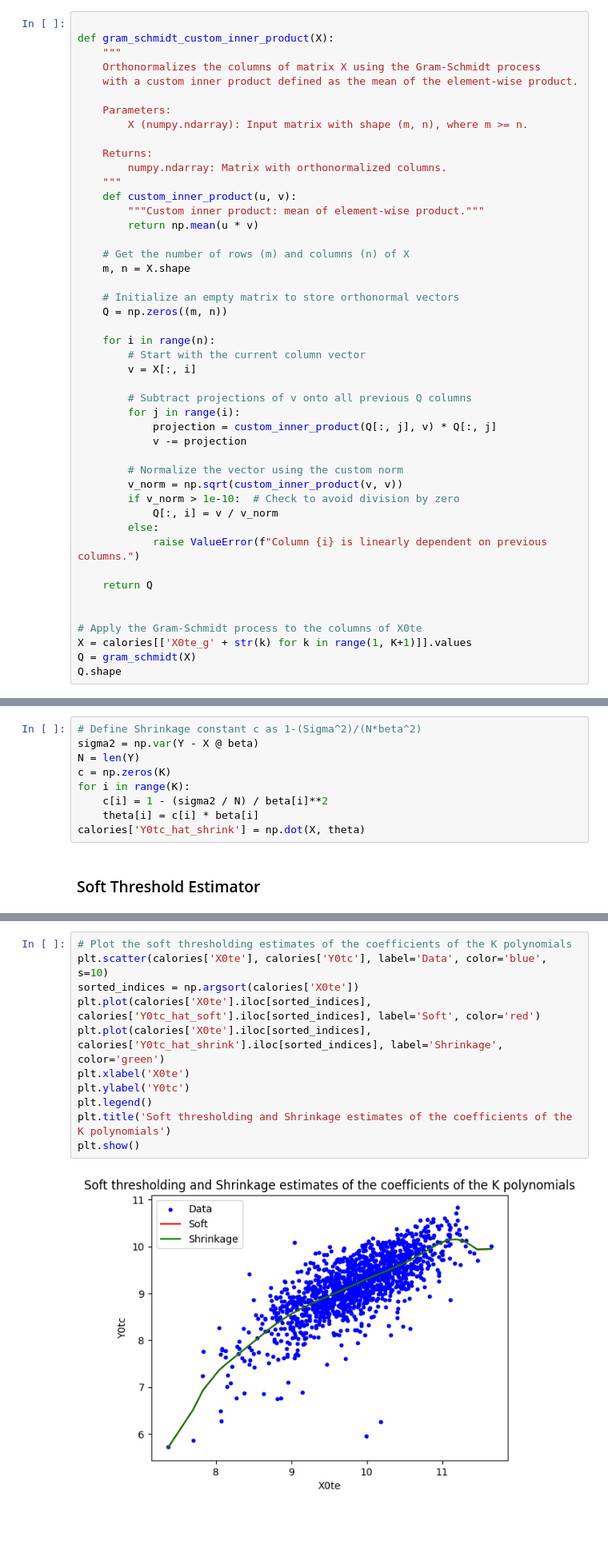
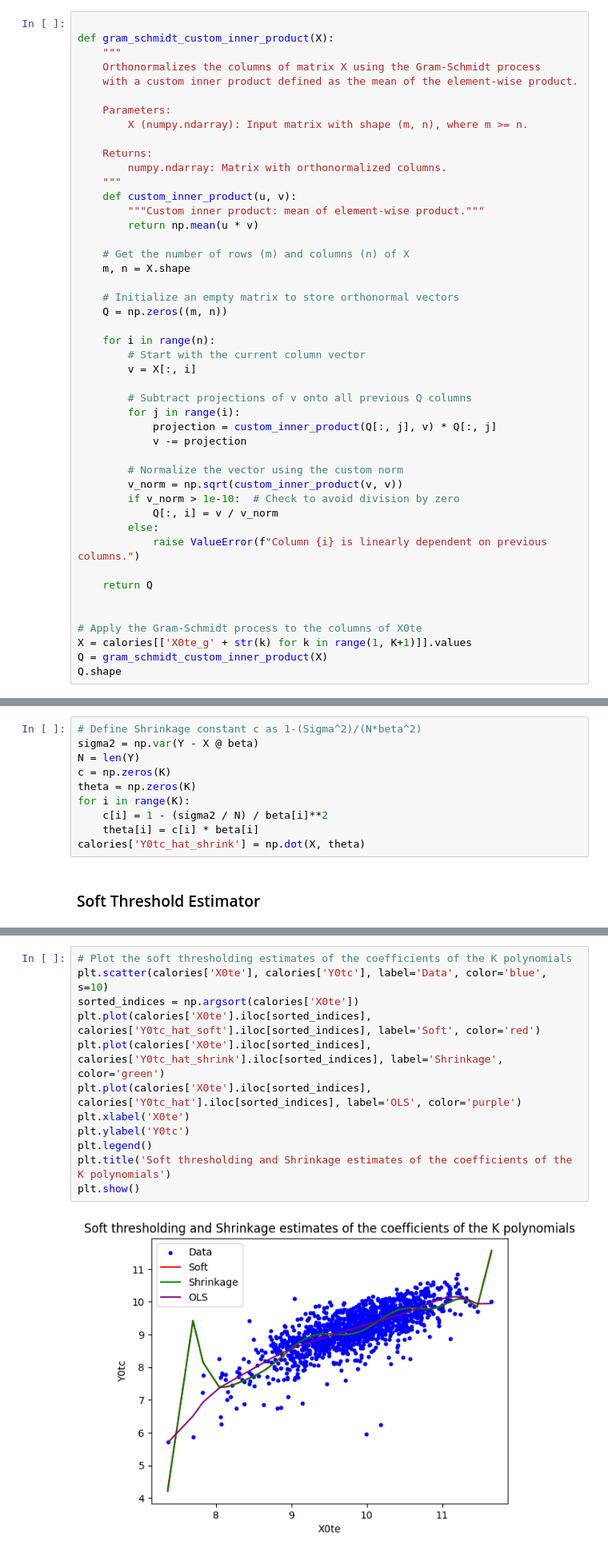
Before and after one commit to MuhammadCourses/Ec240a, a Jupyter notebook: Problem Sets/PS2_Code.ipynb, the cells around one changed output, grey strips where cells are left out. Shown: that part at 80% size. Drawn from its saved outputs; the diff is of its cells as text; blank space fills up the shorter version.

```diff
--- a/Problem Sets/PS2_Code.ipynb
+++ b/Problem Sets/PS2_Code.ipynb
@@ -90,7 +90,7 @@ def gram_schmidt_custom_inner_product(X):
 
 # Apply the Gram-Schmidt process to the columns of X0te
 X = calories[['X0te_g' + str(k) for k in range(1, K+1)]].values
-Q = gram_schmidt(X)
+Q = gram_schmidt_custom_inner_product(X)
 Q.shape
 # %% [output]
 (1358, 12)
@@ -136,6 +136,7 @@ this function onto a scatter of the unsmoothed data. Comment on your findings.
 sigma2 = np.var(Y - X @ beta)
 N = len(Y)
 c = np.zeros(K)
+theta = np.zeros(K)
 for i in range(K):
     c[i] = 1 - (sigma2 / N) / beta[i]**2
     theta[i] = c[i] * beta[i]
@@ -157,13 +158,14 @@ calories['Y0tc_hat_soft'] = X @ theta_soft
 # %%
 # Plot the soft thresholding estimates of the coefficients of the K polynomials
 plt.scatter(calories['X0te'], calories['Y0tc'], label='Data', color='blue', s=10)
 sorted_indices = np.argsort(calories['X0te'])
 plt.plot(calories['X0te'].iloc[sorted_indices], calories['Y0tc_hat_soft'].iloc[sorted_indices], label='Soft', color='red')
 plt.plot(calories['X0te'].iloc[sorted_indices], calories['Y0tc_hat_shrink'].iloc[sorted_indices], label='Shrinkage', color='green')
+plt.plot(calories['X0te'].iloc[sorted_indices], calories['Y0tc_hat'].iloc[sorted_indices], label='OLS', color='purple')
 plt.xlabel('X0te')
 plt.ylabel('Y0tc')
 plt.legend()
 plt.title('Soft thresholding and Shrinkage estimates of the coefficients of the K polynomials')
 plt.show()
 # %% [output]
-[figure, old version]
+[figure, new version]
```
Also changed, not shown: parts of 2 cells of this notebook, 7 other files.
